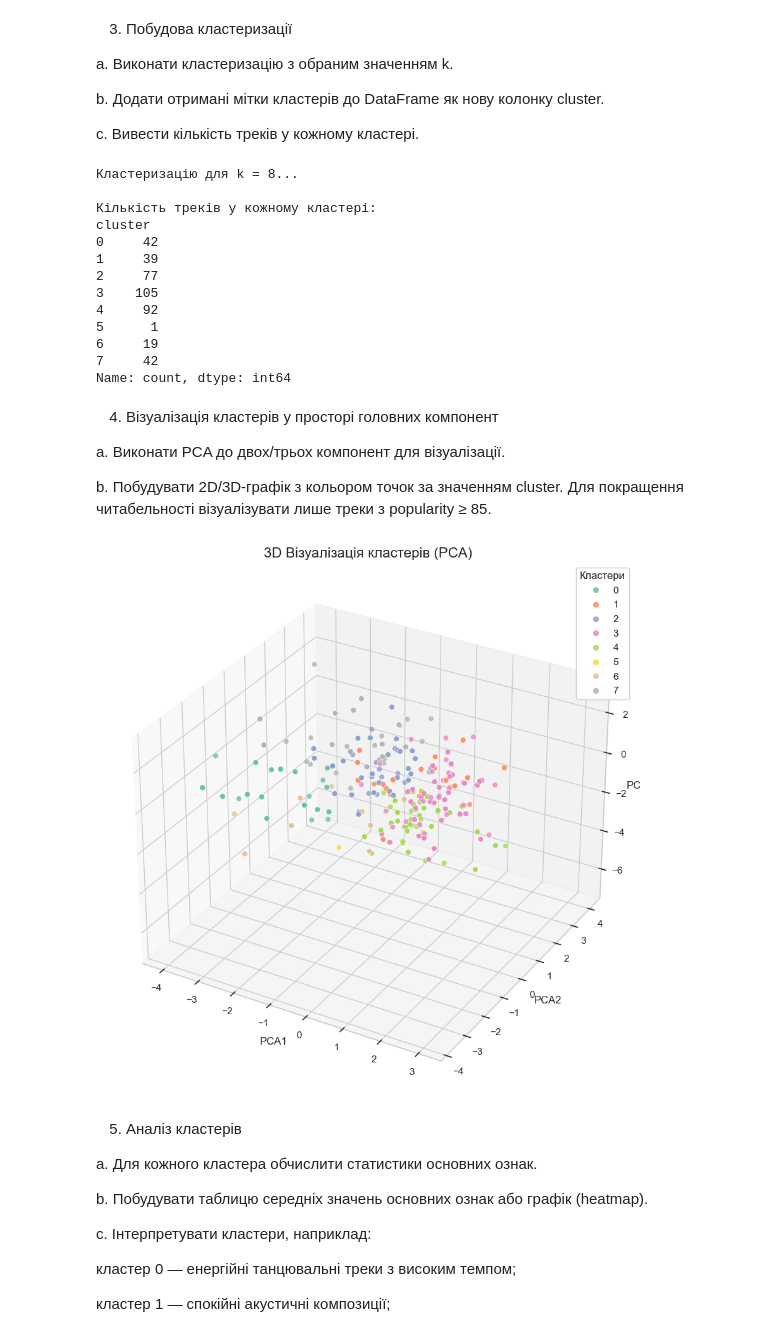
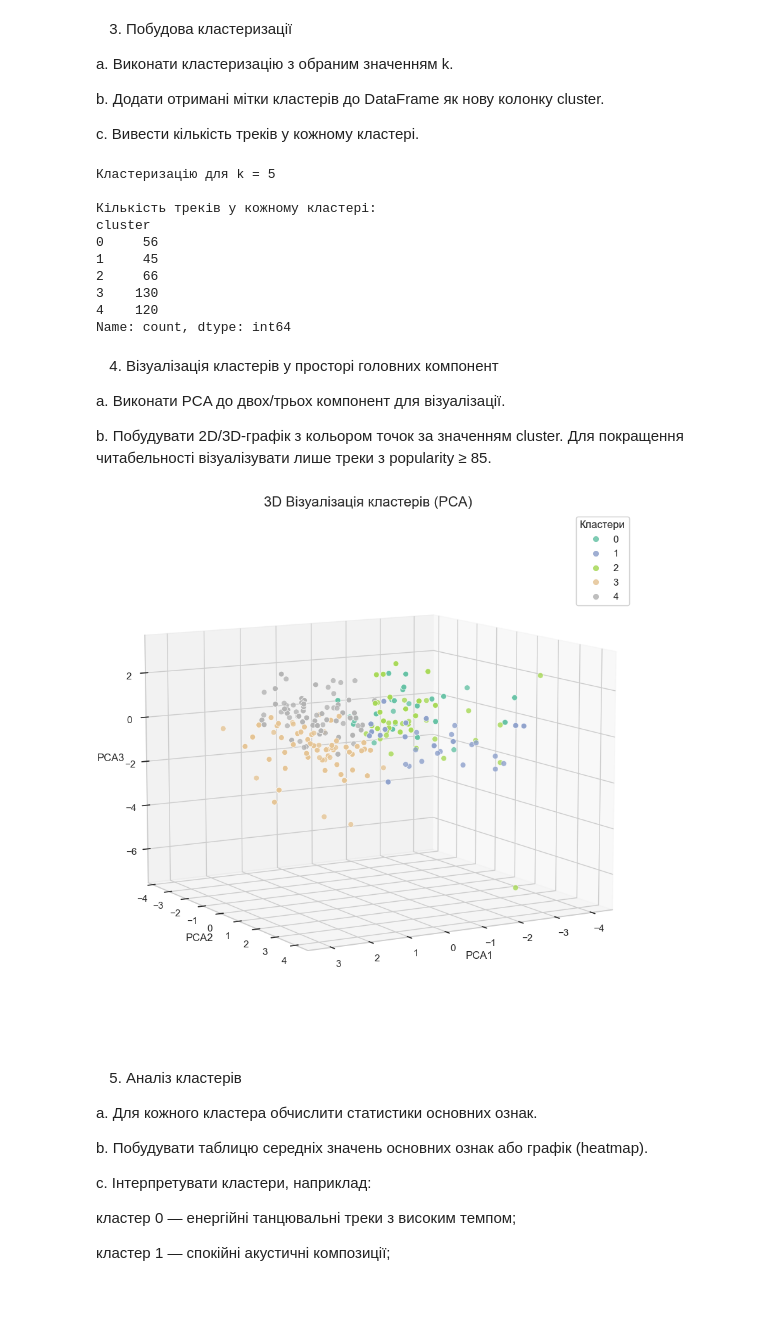
Before and after one commit to Halupaaa/data_mining_labs, a Jupyter notebook: dm_lab3.ipynb, the cells around one changed output. Cells and saved outputs as stored; diff of their text form; code cells hidden in the pictures; blank space fills up the shorter version.

```diff
--- a/dm_lab3.ipynb
+++ b/dm_lab3.ipynb
@@ -91,7 +91,7 @@ inertia = []
 K_range = range(2, 16) # Від 2 до 15 кластерів
 
 for k in K_range:
-    kmeans = KMeans(n_clusters=k, random_state=42, n_init='auto')
+    kmeans = KMeans(n_clusters=k, random_state=42, n_init=10)
     kmeans.fit(X_scaled)
     inertia.append(kmeans.inertia_)
 
@@ -114,9 +114,9 @@ b. Додати отримані мітки кластерів до DataFrame я
 
 c. Вивести кількість треків у кожному кластері.
 # %%
-optimal_k = 8
+optimal_k = 5
 
-print(f"Кластеризацію для k = {optimal_k}...")
+print(f"Кластеризацію для k = {optimal_k}")
 kmeans = KMeans(n_clusters=optimal_k, random_state=42, n_init='auto')
 
 df_filtered['cluster'] = kmeans.fit_predict(X_scaled)
@@ -124,18 +124,15 @@ df_filtered['cluster'] = kmeans.fit_predict(X_scaled)
 print("\nКількість треків у кожному кластері:")
 print(df_filtered['cluster'].value_counts().sort_index())
 # %% [output]
-Кластеризацію для k = 8...
+Кластеризацію для k = 5
 
 Кількість треків у кожному кластері:
 cluster
-0     42
-1     39
-2     77
-3    105
-4     92
-5      1
-6     19
-7     42
+0     56
+1     45
+2     66
+3    130
+4    120
 Name: count, dtype: int64
 # %% [markdown]
 4. Візуалізація кластерів у просторі головних компонент
@@ -150,37 +147,39 @@ from mpl_toolkits.mplot3d import Axes3D
 
 pca = PCA(n_components=3, random_state=42)
 pca_result = pca.fit_transform(X_scaled)
+
+explained_variance = pca.explained_variance_ratio_ * 100
 
 df_filtered['PCA1'] = pca_result[:, 0]
 df_filtered['PCA2'] = pca_result[:, 1]
 df_filtered['PCA3'] = pca_result[:, 2]
 
 fig = plt.figure(figsize=(12, 9))
 ax = fig.add_subplot(111, projection='3d')
 
 scatter = ax.scatter(
     df_filtered['PCA1'],
     df_filtered['PCA2'],
     df_filtered['PCA3'],
     c=df_filtered['cluster'],
     cmap='Set2', s=40, alpha=0.8, edgecolor='w', linewidth=0.5
 )
 
+ax.set_title('3D Візуалізація кластерів (PCA)', fontsize=16)
 
-ax.set_title('3D Візуалізація кластерів (PCA)', fontsize=16)
 ax.set_xlabel('PCA1', fontsize=12)
 ax.set_ylabel('PCA2', fontsize=12)
 ax.set_zlabel('PCA3', fontsize=12)
 
+ax.view_init(elev=10, azim=60)
 
 legend = ax.legend(*scatter.legend_elements(), title="Кластери", loc="upper right")
 ax.add_artist(legend)
 
-
 plt.tight_layout()
 plt.show()
 # %% [output]
-[figure, old version]
+[figure, new version]
 # %% [markdown]
 5. Аналіз кластерів
 
```
Also changed, not shown: parts of 2 cells of this notebook.
